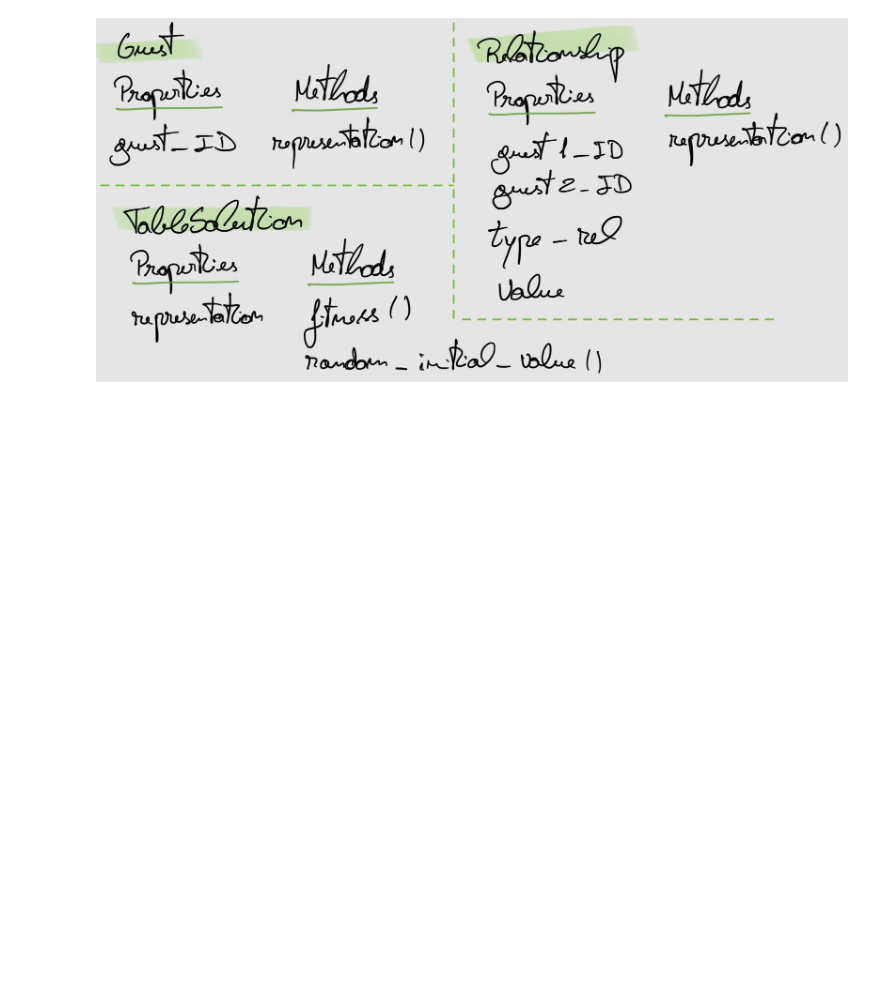
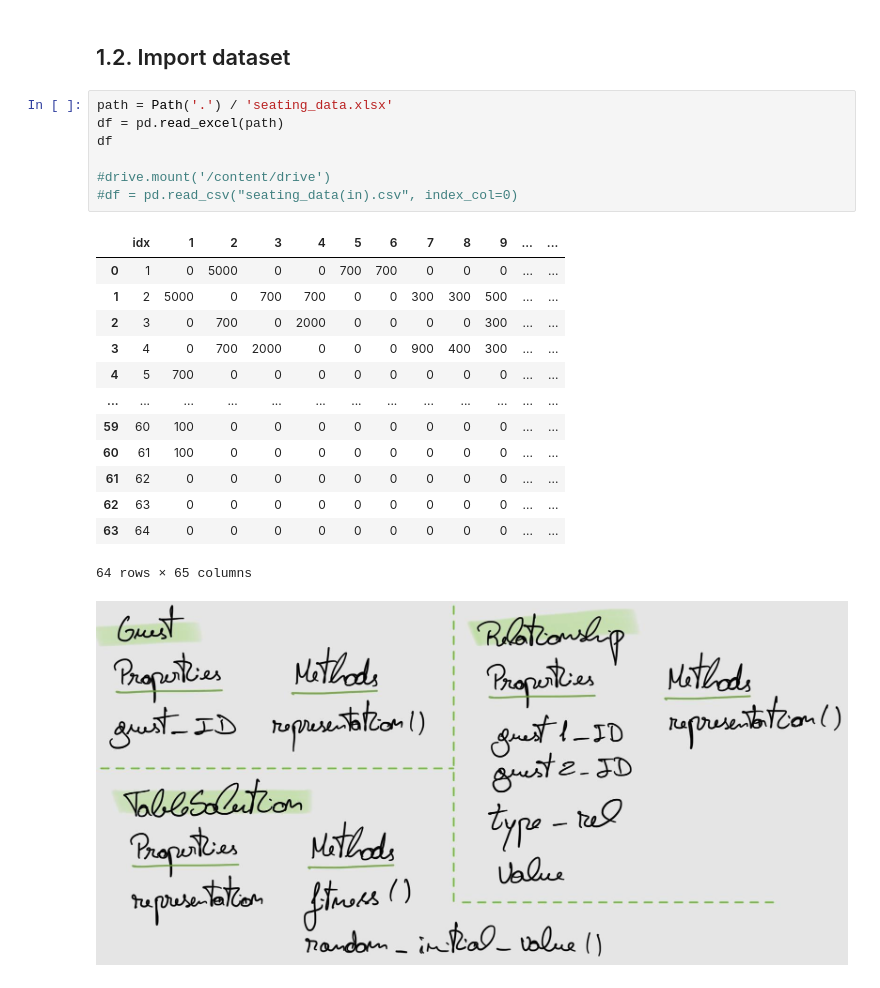
Before and after one commit to joanaramosrodrigues/CIFO_Project, a Jupyter notebook: group_AU_CIFO_project_v2.ipynb, the cells around one changed output. Cells and saved outputs as stored; diff of their text form; blank space fills up the shorter version.

```diff
--- a/group_AU_CIFO_project_v2.ipynb
+++ b/group_AU_CIFO_project_v2.ipynb
@@ -6,3 +23,26 @@ Drive already mounted at /content/drive; to attempt to forcibly remount, call dr
+# %% [markdown]
+## 1.2. Import dataset
+# %%
+path = Path('.') / 'seating_data.xlsx'
+df = pd.read_excel(path)
+df
+
+#drive.mount('/content/drive')
+#df = pd.read_csv("seating_data(in).csv", index_col=0)
+# %% [output]
+|  | idx | 1 | 2 | 3 | 4 | 5 | 6 | 7 | 8 | 9 | ... | ... |
+| 0 | 1 | 0 | 5000 | 0 | 0 | 700 | 700 | 0 | 0 | 0 | ... | ... |
+| 1 | 2 | 5000 | 0 | 700 | 700 | 0 | 0 | 300 | 300 | 500 | ... | ... |
+| 2 | 3 | 0 | 700 | 0 | 2000 | 0 | 0 | 0 | 0 | 300 | ... | ... |
+| 3 | 4 | 0 | 700 | 2000 | 0 | 0 | 0 | 900 | 400 | 300 | ... | ... |
+| 4 | 5 | 700 | 0 | 0 | 0 | 0 | 0 | 0 | 0 | 0 | ... | ... |
+| ... | ... | ... | ... | ... | ... | ... | ... | ... | ... | ... | ... | ... |
+| 59 | 60 | 100 | 0 | 0 | 0 | 0 | 0 | 0 | 0 | 0 | ... | ... |
+| 60 | 61 | 100 | 0 | 0 | 0 | 0 | 0 | 0 | 0 | 0 | ... | ... |
+| 61 | 62 | 0 | 0 | 0 | 0 | 0 | 0 | 0 | 0 | 0 | ... | ... |
+| 62 | 63 | 0 | 0 | 0 | 0 | 0 | 0 | 0 | 0 | 0 | ... | ... |
+| 63 | 64 | 0 | 0 | 0 | 0 | 0 | 0 | 0 | 0 | 0 | ... | ... |
+64 rows × 65 columns
 # %% [markdown]
 ![Imagem WhatsApp 2025-04-19 às 16.26.13_32901058.jpg](embedded-picture-1)
 # %%
```
Also changed, not shown: parts of 6 cells of this notebook.
